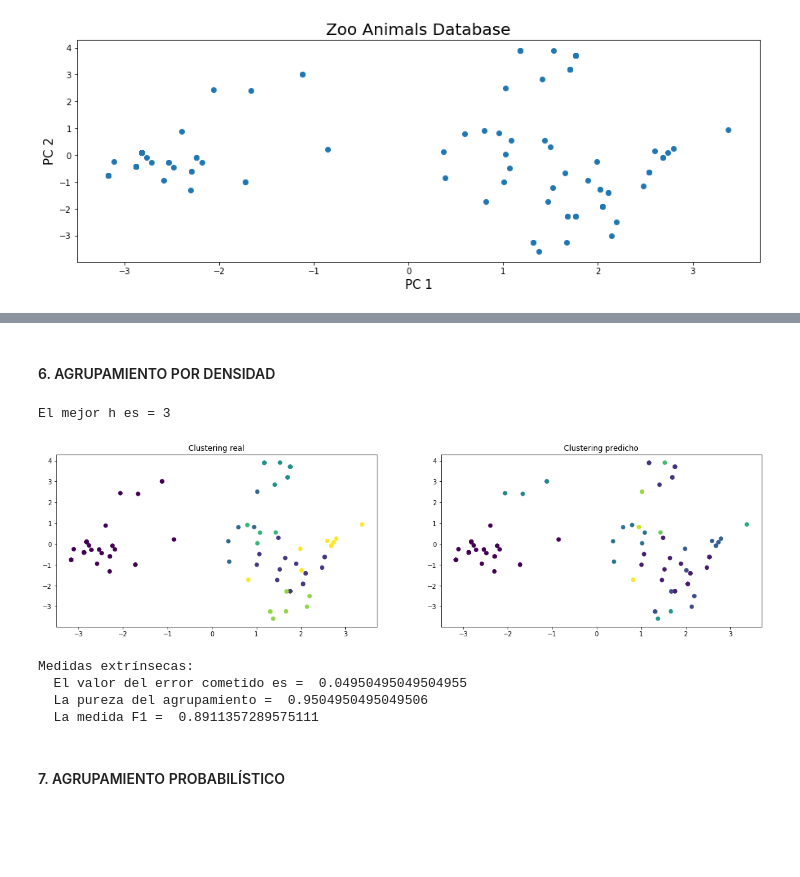
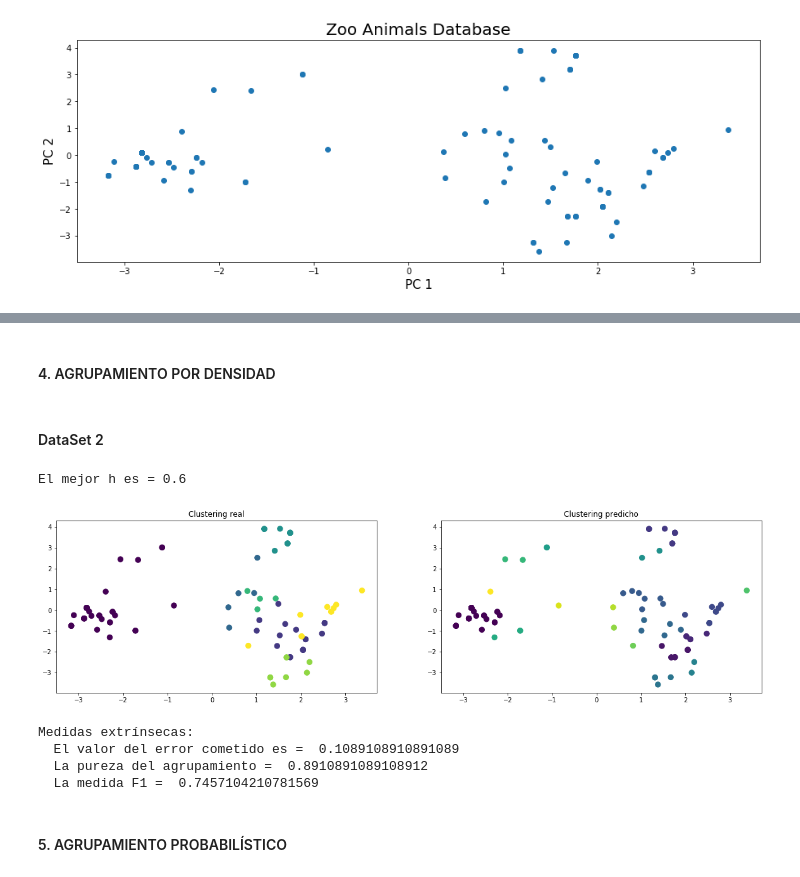
Before and after one commit to alvaronavarroguz/06MAIR-Aprendizaje-No-Supervisado, a Jupyter notebook: Trabajo_Final/Trabajo_Final.ipynb, the cells around one changed output, grey strips where cells are left out. Drawn from its saved outputs; the diff is of its cells as text; code cells hidden in the pictures; blank space fills up the shorter version.

```diff
--- a/Trabajo_Final/Trabajo_Final.ipynb
+++ b/Trabajo_Final/Trabajo_Final.ipynb
@@ -105,7 +109,7 @@ zoo=zoo.iloc[:,1:-1]
 zoo.dropna(inplace=True)
 #Estandarizamos las columnas del dataset
 standardizer = preprocessing.StandardScaler()
-zoo_std = standardizer.fit_transform(zoo.astype('float64'))
+zoo_std = standardizer.fit_transform(zoo)
 # Aplicamos una PCA para poder representar en 2D los atributos sobre los que aplicar las medidas de clustering
 pca = PCA()
 PCs_zoo = pca.fit_transform(zoo_std)
@@ -337,59 +362,68 @@ El mejor agrupamiento tiene 5 clusters:
 # %% [markdown]
-#### 6. AGRUPAMIENTO POR DENSIDAD
+#### 4. AGRUPAMIENTO POR DENSIDAD
+# %% [markdown]
+#### DataSet 2
 # %%
 # Vamos a utilizar el método de desplazamiento de media
 from sklearn.cluster import MeanShift
 
-# El número de veces que vamos a probar distintos parámetros
-total_pruebas = 10
+# Ponemos una semilla para asegurar la reproducibilidad de los resultados
+np.random.seed(8)
+
+# Rango dinámico del tamaño de kernel que vamos a estudiar
+total_pruebas = np.linspace(0.2,4,20)
 
 calidades_clustering = []
-for h in range(1, total_pruebas):
-    clustering = MeanShift(bandwidth = h).fit(PCs_zoo)
+for h in total_pruebas:
+    clustering = MeanShift(bandwidth = h).fit(principal_zoo)
 
     # Necesito sumar 1 porque el etiquetado predicho empieza incorrectamente por 0
     clustering.labels_  = clustering.labels_ + 1
 
     # Calculamos la matriz de confusión
     mC = matriz_confusion(zoo_label, clustering.labels_)
 
     # Para calcular la calidad total del clustering, asignamos unos pesos a las distintas medidas.
     # Por ejemplo, nos parece más importante la medida del error que el de la pureza
     calidad_total = 0.5 * (1 - medida_error(mC.T)) +  0.2 * medida_pureza(mC) + 0.3 * medida_f1(mC)
 
     calidades_clustering.append(calidad_total)
 
-# Sumo 1 porque en el bucle anterior he empezado por un h = 1
-mejor_h = encontrar_mejor_clustering(calidades_clustering) + 1
+#Posicion del mejor clustering
+mejor_h = encontrar_mejor_clustering(calidades_clustering)
 
-print("El mejor h es = " + str(mejor_h))
+print("El mejor h es = " + str(total_pruebas[mejor_h]))
 
-clustering = MeanShift(bandwidth = mejor_h).fit(PCs_zoo)
+
+# Repetimos el clustering con la solución que optimiza la variable 'calidad_total'
+##################################################################################
+
+clustering = MeanShift(bandwidth = total_pruebas[mejor_h]).fit(principal_zoo)
 
 # Necesito sumar 1 porque el etiquetado predicho empieza incorrectamente por 0
 clustering.labels_  = clustering.labels_ + 1
 
 # Mostrar resultados
 fig, ax = plt.subplots(1,2,figsize=(20,5))
 ax[0].set_title('Clustering real')
-ax[0].scatter(PCs_zoo[:,0], PCs_zoo[:,1], c = zoo_label)
+ax[0].scatter(PCs_zoo[:,0], PCs_zoo[:,1], c = zoo_label, s=70)
 ax[1].set_title('Clustering predicho')
-ax[1].scatter(PCs_zoo[:,0], PCs_zoo[:,1], c = clustering.labels_)
+ax[1].scatter(PCs_zoo[:,0], PCs_zoo[:,1], c = clustering.labels_, s=70)
 plt.show()
 
 # Calculamos la matriz de confusión
 mC = matriz_confusion(zoo_label, clustering.labels_)
 
 print('\nMedidas extrínsecas:')
 print('  El valor del error cometido es = ', medida_error(mC.T))
 print('  La pureza del agrupamiento = ', medida_pureza(mC))
 print('  La medida F1 = ', medida_f1(mC))
 # %% [output]
-El mejor h es = 3
+El mejor h es = 0.6
-[figure, old version]
+[figure, new version]
 Medidas extrínsecas:
-  El valor del error cometido es =  0.04950495049504955
-  La pureza del agrupamiento =  0.9504950495049506
-  La medida F1 =  0.8911357289575111
+  El valor del error cometido es =  0.1089108910891089
+  La pureza del agrupamiento =  0.8910891089108912
+  La medida F1 =  0.7457104210781569
 # %% [markdown]
-#### 7. AGRUPAMIENTO PROBABILÍSTICO
+#### 5. AGRUPAMIENTO PROBABILÍSTICO
```
Also changed, not shown: parts of 20 cells of this notebook.
